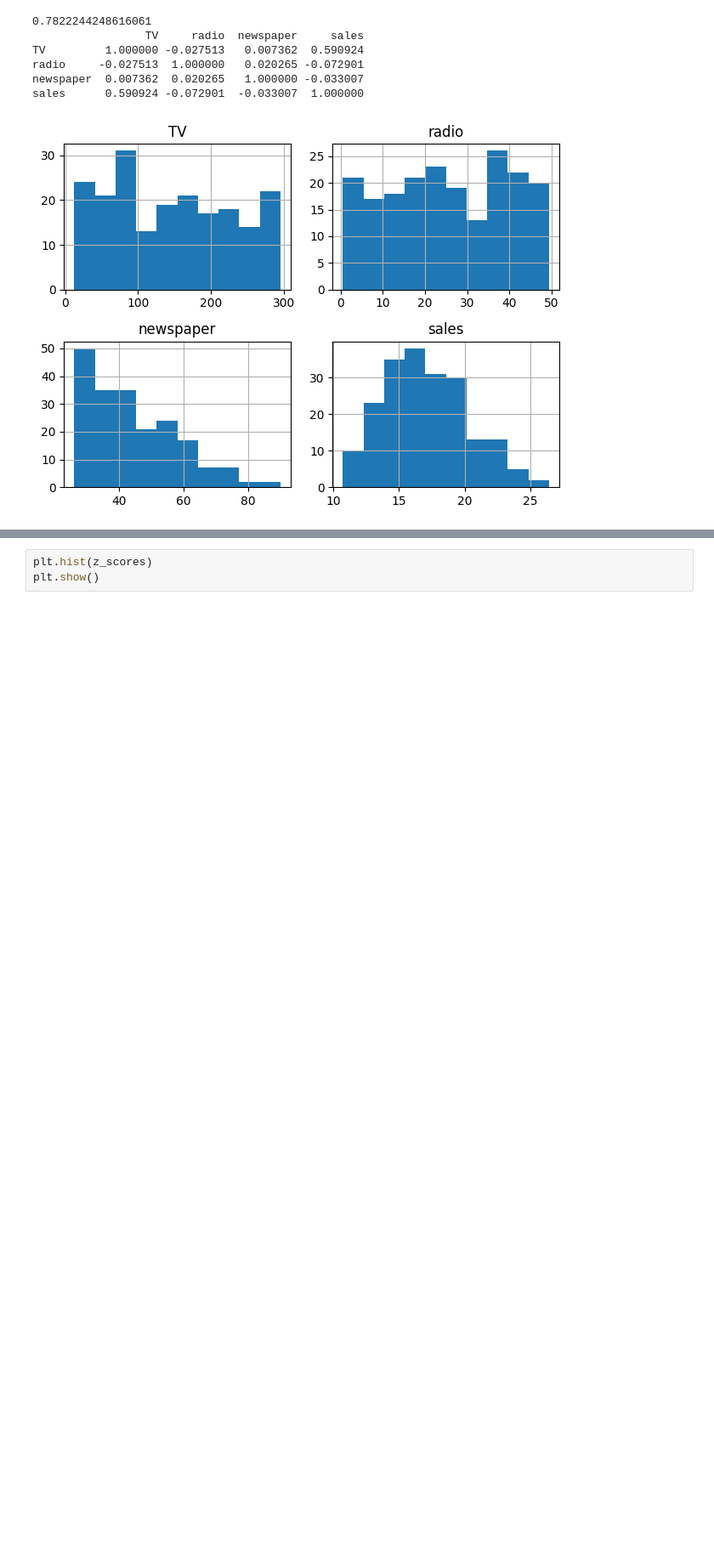
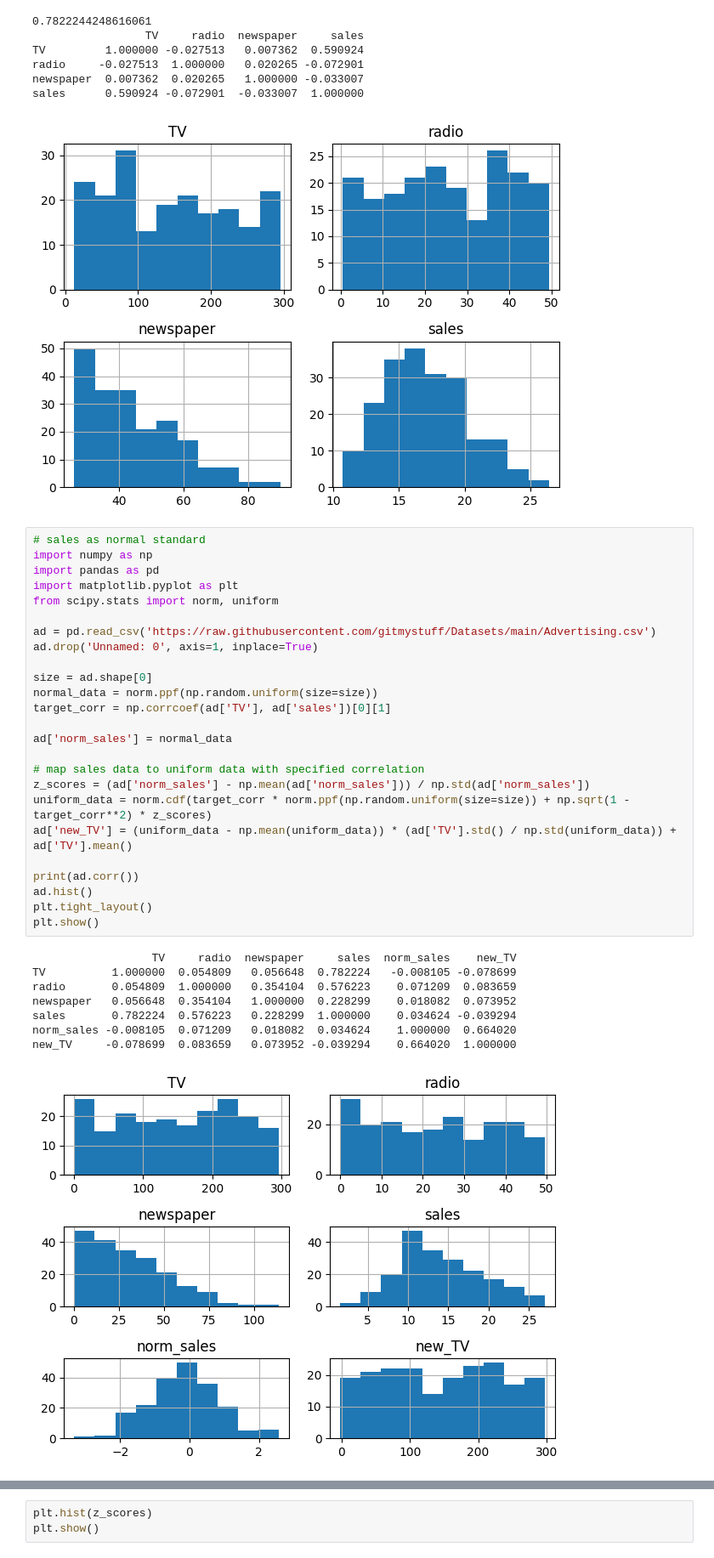
Before and after one commit to gitmystuff/DTSC5502, a Jupyter notebook: Paint_with_Data/Paint_with_Data.ipynb, the cells around one changed output, grey strips where cells are left out. Shown: that part at 85% size. Cells and saved outputs as stored; diff of their text form; blank space fills up the shorter version.

```diff
--- a/Paint_with_Data/Paint_with_Data.ipynb
+++ b/Paint_with_Data/Paint_with_Data.ipynb
@@ -595,3 +595,37 @@ radio     -0.027513  1.000000   0.020265 -0.072901
 newspaper  0.007362  0.020265   1.000000 -0.033007
 sales      0.590924 -0.072901  -0.033007  1.000000
 [figure]
+# %%
+# sales as normal standard
+import numpy as np
+import pandas as pd
+import matplotlib.pyplot as plt
+from scipy.stats import norm, uniform
+
+ad = pd.read_csv('https://raw.githubusercontent.com/gitmystuff/Datasets/main/Advertising.csv')
+ad.drop('Unnamed: 0', axis=1, inplace=True)
+
+size = ad.shape[0]
+normal_data = norm.ppf(np.random.uniform(size=size))
+target_corr = np.corrcoef(ad['TV'], ad['sales'])[0][1]
+
+ad['norm_sales'] = normal_data
+
+# map sales data to uniform data with specified correlation
+z_scores = (ad['norm_sales'] - np.mean(ad['norm_sales'])) / np.std(ad['norm_sales'])
+uniform_data = norm.cdf(target_corr * norm.ppf(np.random.uniform(size=size)) + np.sqrt(1 - target_corr**2) * z_scores)
+ad['new_TV'] = (uniform_data - np.mean(uniform_data)) * (ad['TV'].std() / np.std(uniform_data)) + ad['TV'].mean()
+
+print(ad.corr())
+ad.hist()
+plt.tight_layout()
+plt.show()
+# %% [output]
+                  TV     radio  newspaper     sales  norm_sales    new_TV
+TV          1.000000  0.054809   0.056648  0.782224   -0.008105 -0.078699
+radio       0.054809  1.000000   0.354104  0.576223    0.071209  0.083659
+newspaper   0.056648  0.354104   1.000000  0.228299    0.018082  0.073952
+sales       0.782224  0.576223   0.228299  1.000000    0.034624 -0.039294
+norm_sales -0.008105  0.071209   0.018082  0.034624    1.000000  0.664020
+new_TV     -0.078699  0.083659   0.073952 -0.039294    0.664020  1.000000
+[figure, added]
```
Also changed, not shown: parts of 12 cells of this notebook.
